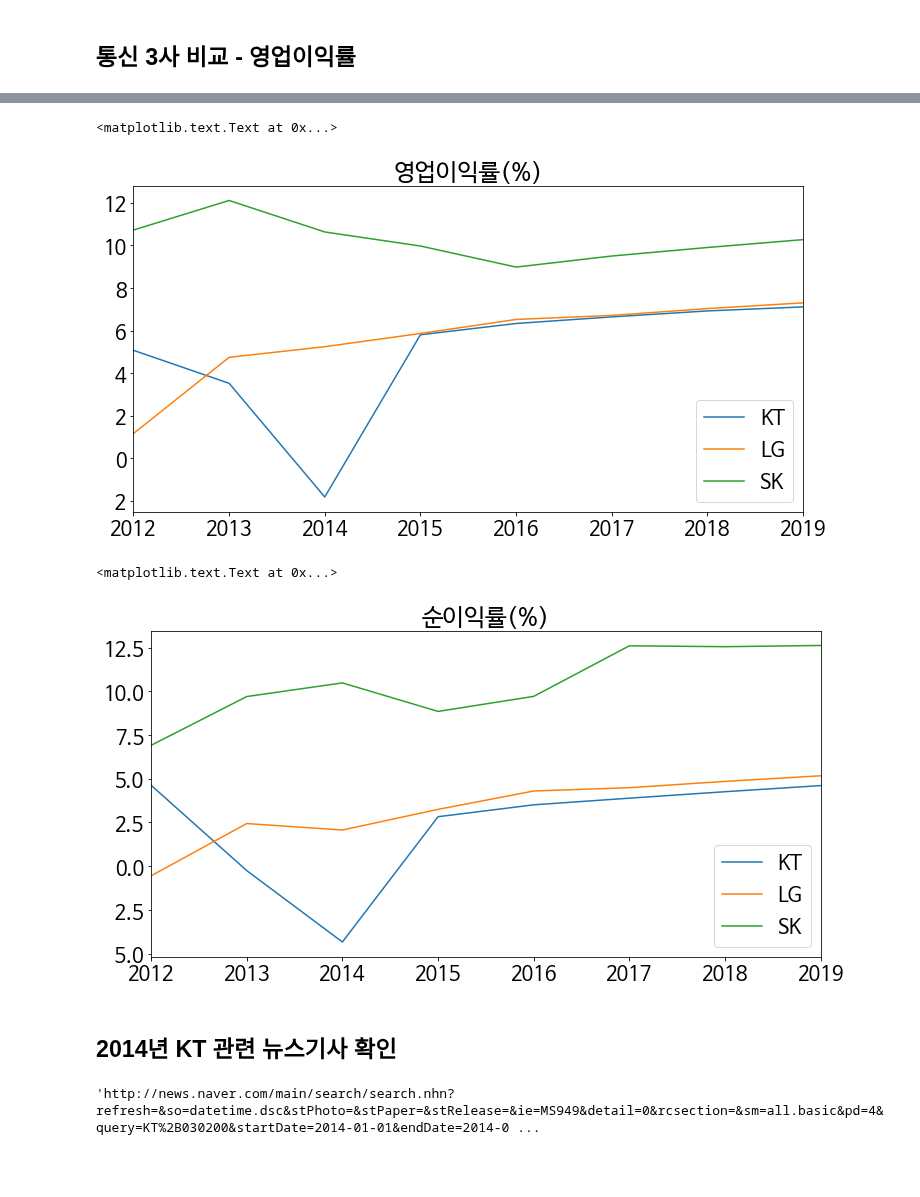
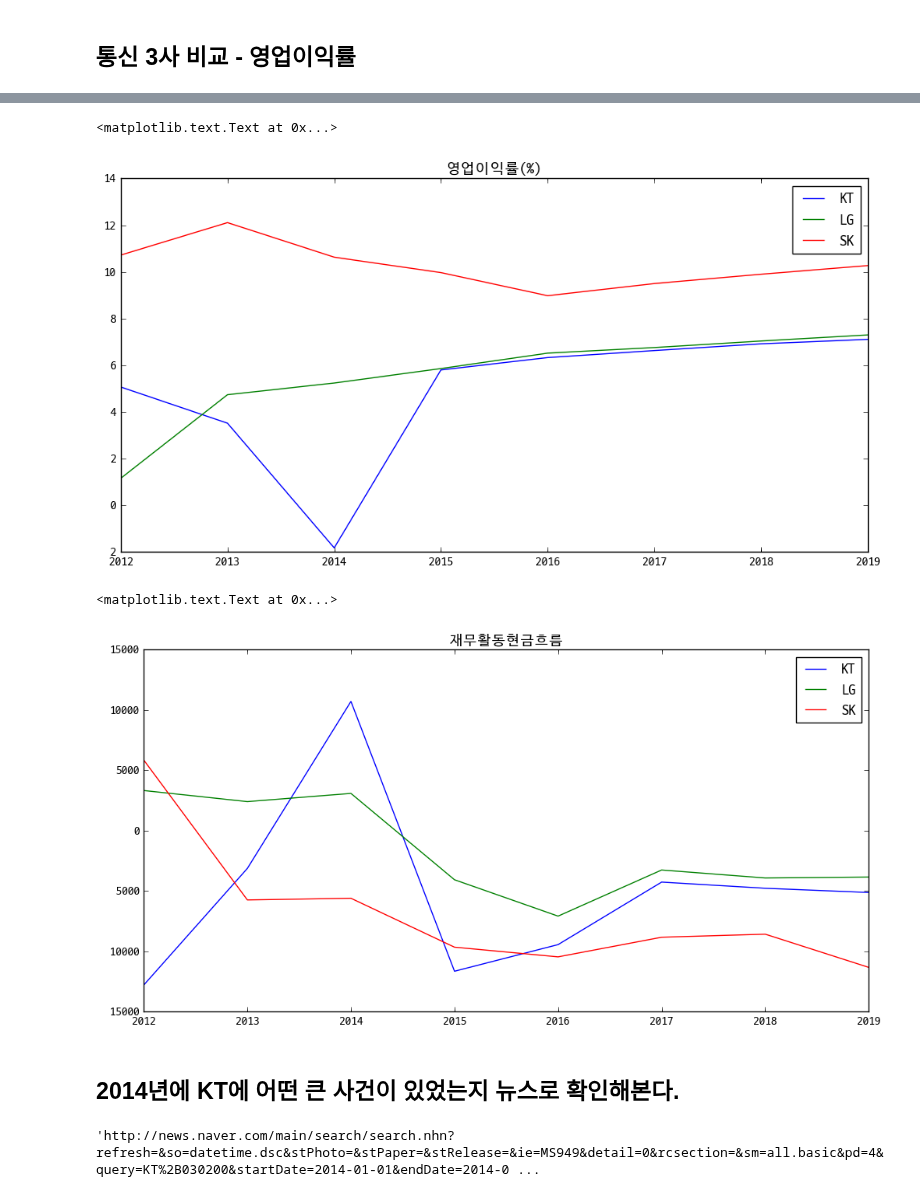
Before and after one commit to woosa7/PythonDataAnalytics, a Jupyter notebook: FinanceDA/Naver 재무제표 크롤링.ipynb, the cells around one changed output, grey strips where cells are left out. Cells and saved outputs as stored; diff of their text form; code cells hidden in the pictures; blank space fills up the shorter version.

```diff
--- a/FinanceDA/Naver 재무제표 크롤링.ipynb
+++ b/FinanceDA/Naver 재무제표 크롤링.ipynb
@@ -257,24 +258,24 @@ df_rob
 import matplotlib.pyplot as plt
 # %%
 plt.rcParams['figure.figsize'] = (12, 6)
-plt.rcParams["font.family"] = 'NanumBarunGothic'
-plt.rcParams["font.size"] = 20
+plt.rcParams["font.family"] = 'D2Coding'
+plt.rcParams["font.size"] = 11
 # %%
 df_rob.plot()
 plt.title('영업이익률(%)')
 # %% [output]
 <matplotlib.text.Text at 0x...>
-[figure, old version]
+[figure, new version]
 # %%
-temp_dict = {'KT':summary_df['ron'], 'SK':df1['ron'], 'LG':df2['ron']}
+temp_dict = {'KT':summary_df['cash_finance'], 'SK':df1['cash_finance'], 'LG':df2['cash_finance']}
 df_roe = pd.DataFrame(temp_dict)
 df_roe.plot()
-plt.title('순이익률(%)')
+plt.title('재무활동현금흐름')
 # %% [output]
 <matplotlib.text.Text at 0x...>
-[figure, old version]
+[figure, new version]
-# %% [markdown]
-## 2014년 KT 관련 뉴스기사 확인
+# %% [markdown]
+## 2014년에 KT에 어떤 큰 사건이 있었는지 뉴스로 확인해본다.
 # %%
 import requests
 import lxml.html
```
Also changed, not shown: parts of 22 cells of this notebook.
